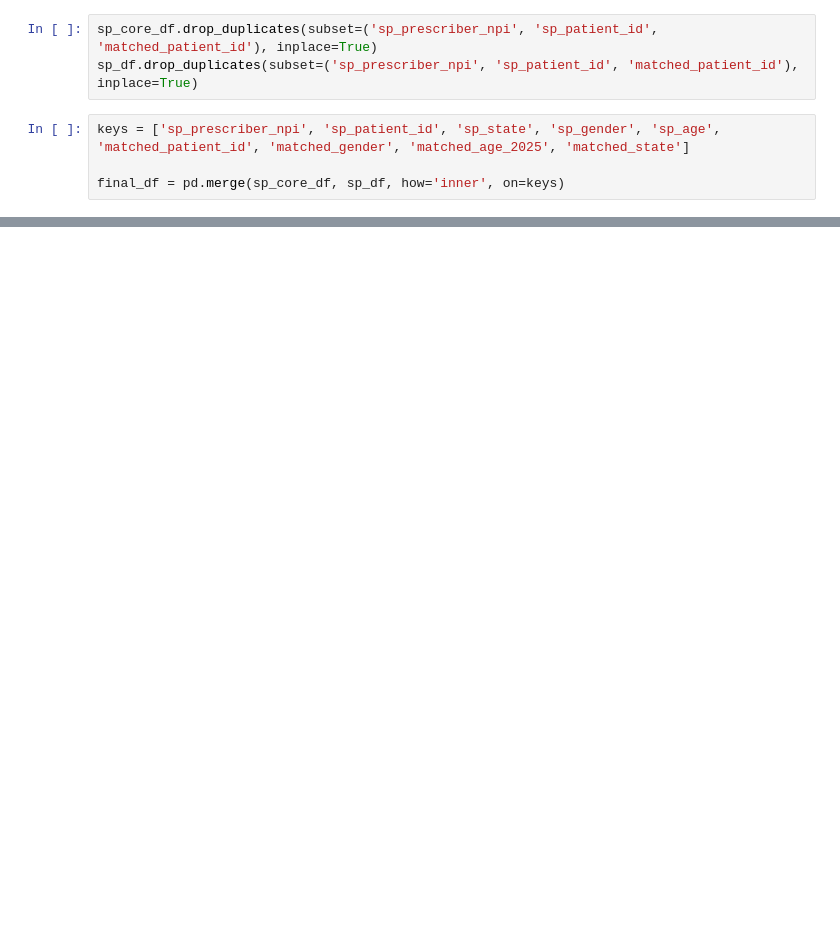
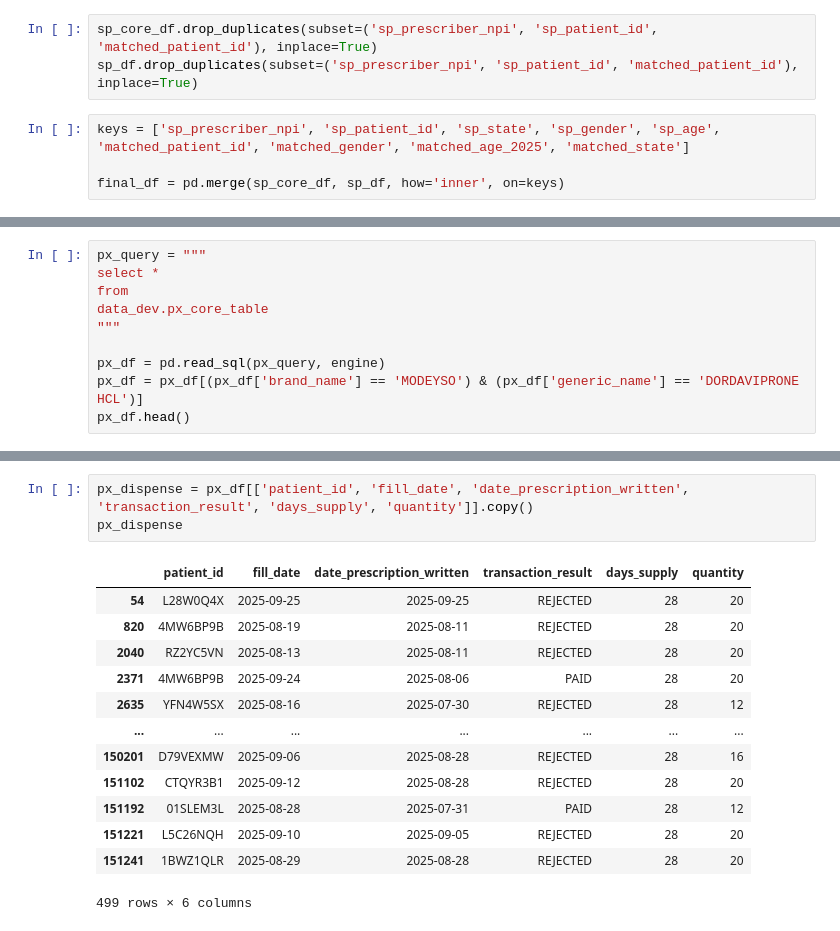
Before and after one commit to Sneh-ProcDNA/Data_Stitching, a Jupyter notebook: src/modules/data_stitching.ipynb, the cells around one changed output, grey strips where cells are left out. Saved outputs shown, nothing was run; the diff lists cells and outputs as text; blank space fills up the shorter version.

```diff
--- a/src/modules/data_stitching.ipynb
+++ b/src/modules/data_stitching.ipynb
@@ -357,0 +342,10 @@ final_df.to_excel('final_diagnosis_therapy.xlsx', index=False)
+# %%
+px_query = """
+select *
+from
+data_dev.px_core_table
+"""
+
+px_df = pd.read_sql(px_query, engine)
+px_df = px_df[(px_df['brand_name'] == 'MODEYSO') & (px_df['generic_name'] == 'DORDAVIPRONE HCL')]
+px_df.head()
@@ -357,0 +437,17 @@ final_df.to_excel('final_diagnosis_therapy.xlsx', index=False)
+# %%
+px_dispense = px_df[['patient_id', 'fill_date', 'date_prescription_written', 'transaction_result', 'days_supply', 'quantity']].copy()
+px_dispense
+# %% [output]
+|  | patient_id | fill_date | date_prescription_written | transaction_result | days_supply | quantity |
+| 54 | L28W0Q4X | 2025-09-25 | 2025-09-25 | REJECTED | 28 | 20 |
+| 820 | 4MW6BP9B | 2025-08-19 | 2025-08-11 | REJECTED | 28 | 20 |
+| 2040 | RZ2YC5VN | 2025-08-13 | 2025-08-11 | REJECTED | 28 | 20 |
+| 2371 | 4MW6BP9B | 2025-09-24 | 2025-08-06 | PAID | 28 | 20 |
+| 2635 | YFN4W5SX | 2025-08-16 | 2025-07-30 | REJECTED | 28 | 12 |
+| ... | ... | ... | ... | ... | ... | ... |
+| 150201 | D79VEXMW | 2025-09-06 | 2025-08-28 | REJECTED | 28 | 16 |
+| 151102 | CTQYR3B1 | 2025-09-12 | 2025-08-28 | REJECTED | 28 | 20 |
+| 151192 | 01SLEM3L | 2025-08-28 | 2025-07-31 | PAID | 28 | 12 |
+| 151221 | L5C26NQH | 2025-09-10 | 2025-09-05 | REJECTED | 28 | 20 |
+| 151241 | 1BWZ1QLR | 2025-08-29 | 2025-08-28 | REJECTED | 28 | 20 |
+499 rows × 6 columns
```
Also changed, not shown: parts of 25 cells of this notebook.
